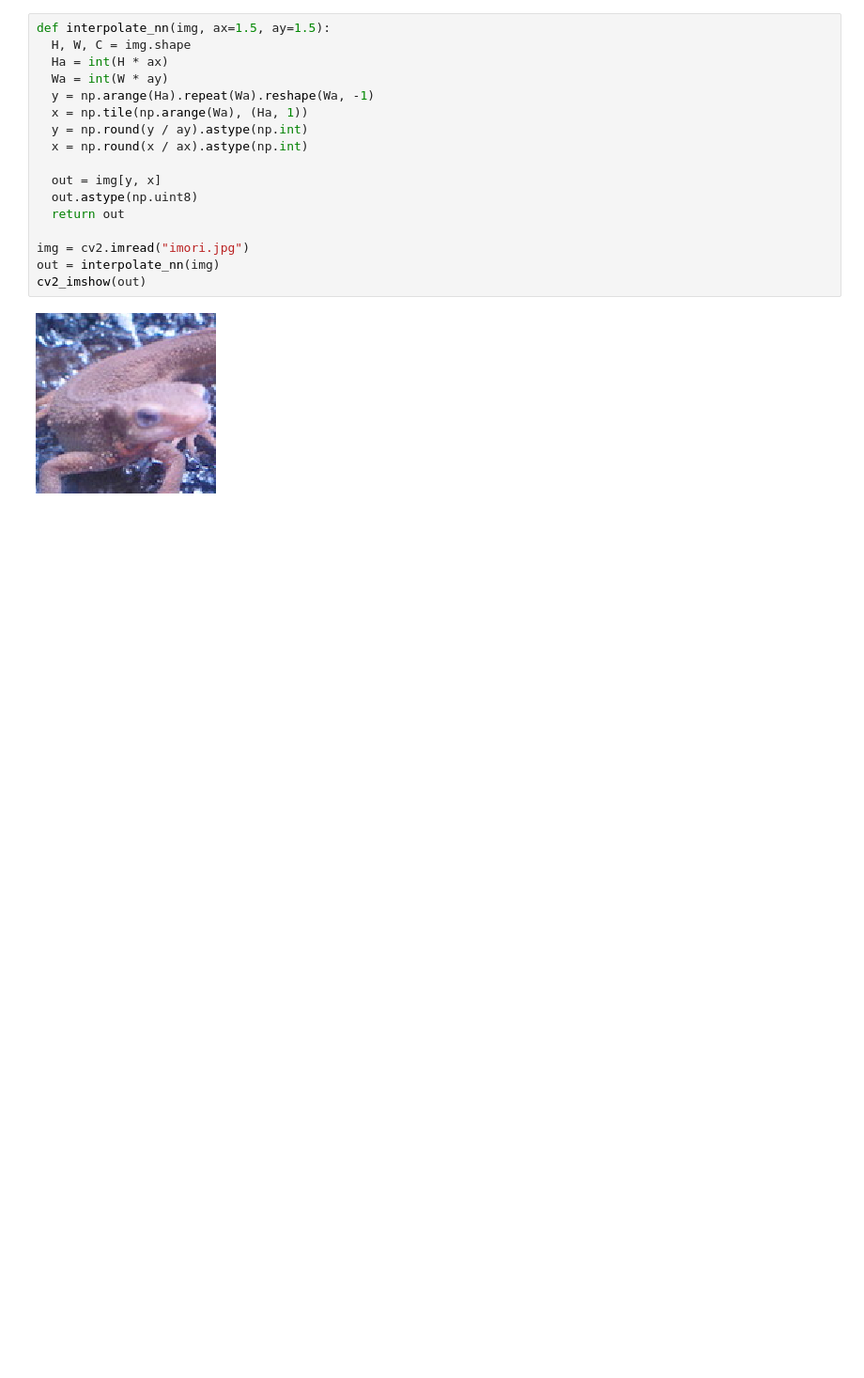
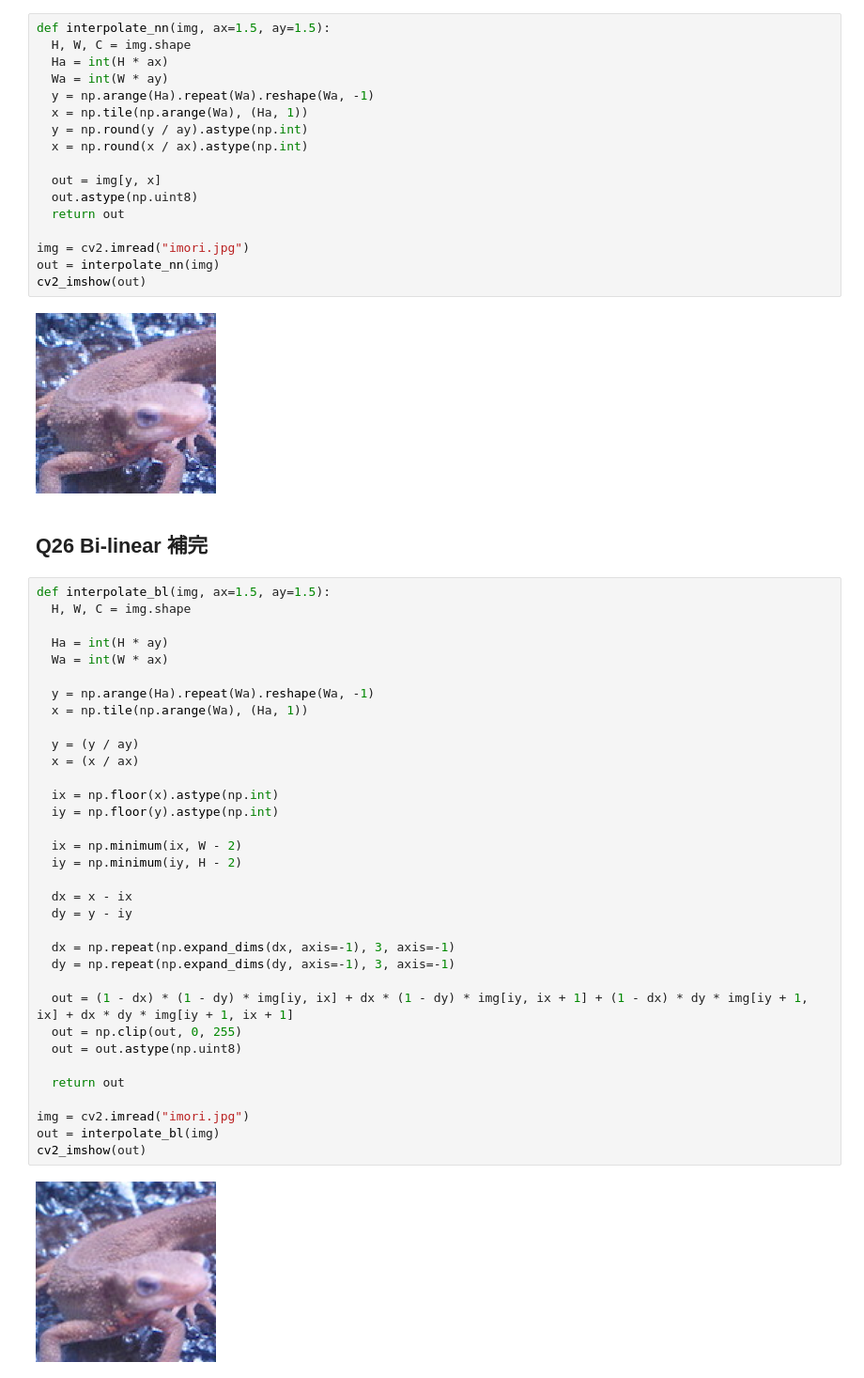
Before and after one commit to whatalnk/Gasyori100knock, a Jupyter notebook: notebooks/Question_21_30.ipynb, the cells around one changed output. Shown at 94% size. Saved outputs shown, nothing was run; the diff lists cells and outputs as text; blank space fills up the shorter version.

Commit message:
Q26 Bi-linear 補完

```diff
--- a/notebooks/Question_21_30.ipynb
+++ b/notebooks/Question_21_30.ipynb
@@ -228,3 +228,41 @@ out = interpolate_nn(img)
 cv2_imshow(out)
 # %% [output]
 [figure]
+# %% [markdown]
+## Q26 Bi-linear 補完
+# %%
+def interpolate_bl(img, ax=1.5, ay=1.5):
+  H, W, C = img.shape
+
+  Ha = int(H * ay)
+  Wa = int(W * ax)
+
+  y = np.arange(Ha).repeat(Wa).reshape(Wa, -1)
+  x = np.tile(np.arange(Wa), (Ha, 1))
+
+  y = (y / ay)
+  x = (x / ax)
+
+  ix = np.floor(x).astype(np.int)
+  iy = np.floor(y).astype(np.int)
+
+  ix = np.minimum(ix, W - 2)
+  iy = np.minimum(iy, H - 2)
+
+  dx = x - ix
+  dy = y - iy
+
+  dx = np.repeat(np.expand_dims(dx, axis=-1), 3, axis=-1)
+  dy = np.repeat(np.expand_dims(dy, axis=-1), 3, axis=-1)
+
+  out = (1 - dx) * (1 - dy) * img[iy, ix] + dx * (1 - dy) * img[iy, ix + 1] + (1 - dx) * dy * img[iy + 1, ix] + dx * dy * img[iy + 1, ix + 1]
+  out = np.clip(out, 0, 255)
+  out = out.astype(np.uint8)
+
+  return out
+
+img = cv2.imread("imori.jpg")
+out = interpolate_bl(img)
+cv2_imshow(out)
+# %% [output]
+[figure, added]
```
